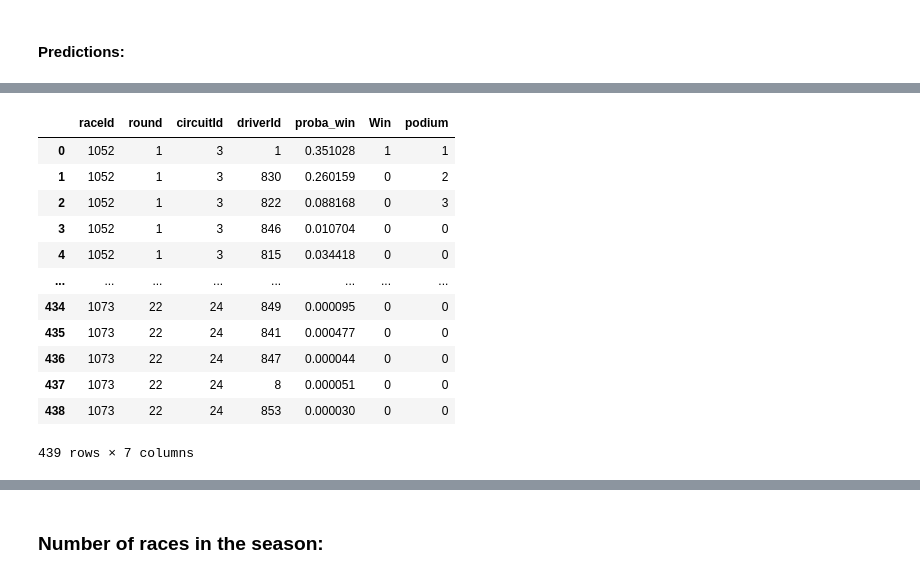
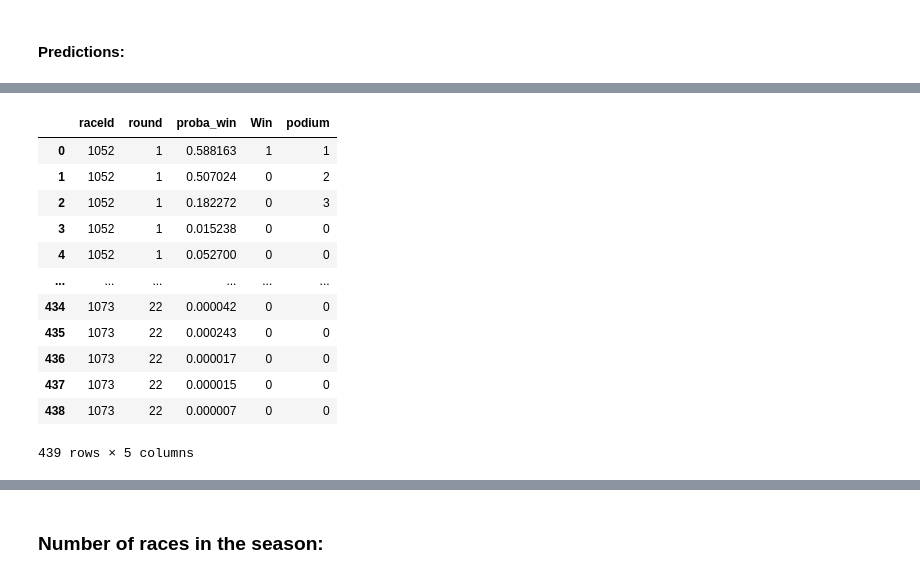
Before and after one commit to Reid-Taylor/TermProjectF1, a Jupyter notebook: EDA.ipynb, the cells around one changed output, grey strips where cells are left out. Saved outputs shown, nothing was run; the diff lists cells and outputs as text; code cells hidden in the pictures.

```diff
--- a/EDA.ipynb
+++ b/EDA.ipynb
@@ -518,6 +518,8 @@ ml_df
 8129 rows × 204 columns
 # %% [markdown]
 ### Dropping position, prodium, raceId and resultId
+# %%
+ml_df = pd.read_csv("F1_final_dataset.csv")
 # %%
 ml_df2 = ml_df.drop(columns= ["position", "podium", "raceId", "resultId"])
 # %% [markdown]
@@ -600,8 +622,3 @@ Max Accuracy (classifier):  100.00
 Max F1 (classifier):  100.00
 Min Accuracy (classifier):  90.00
 Min F1 (classifier):  90.00
-# %%
-# Create Data Frame for Predicted Outcome
-prediction_df = pd.DataFrame({"Prediction": prediction, "Actual": y_test})
-# Create second Data Frame for prediction probabilities
-prediction_proba_df = pd.DataFrame(prediction_proba, columns = ['proba_not_win', 'proba_win'])
@@ -623,0 +629,10 @@ prediction_proba_df
+# %%
+predictions_dfs = []
+for i in range(len(races_prob_predictions)):
+    prediction_proba_df = pd.DataFrame(classifier.predict_proba(races_X[i]), columns = ['proba_not_win', 'proba_win'])
+    prediction_proba_df["raceId_2"] = str(race_ids[i])
+    predictions_dfs.append(prediction_proba_df)
+# %%
+all_races_predictions = pd.concat(predictions_dfs, axis = 0)
+all_races_predictions.reset_index(inplace=True,drop = True)
+all_races_predictions
@@ -624,22 +653,22 @@ prediction_proba_df
 # %%
-test_original = to_analyze[(to_analyze.year == 2021)]
+test_original = ml_df[(ml_df.year == 2021)]
 test_original.reset_index(drop = True, inplace= True)
-pred_results = pd.concat([test_original, prediction_proba_df], axis = 1)
+pred_results = pd.concat([test_original, all_races_predictions], axis = 1)
 #(prediction_proba_df.merge(test_original, left_index=True, right_index=True, how='outer').reindex(
 #            columns=['raceId', 'round', 'circuitId','driverId','proba_win', 'Win', 'podium']))
-pred_results = pred_results[['raceId', 'round', 'circuitId','driverId','proba_win', 'Win', 'podium']]
+pred_results = pred_results[['raceId', 'round', 'proba_win', 'Win', 'podium']]
 pred_results
 # %% [output]
-|  | raceId | round | circuitId | driverId | proba_win | Win | podium |
-| 0 | 1052 | 1 | 3 | 1 | 0.351028 | 1 | 1 |
-| 1 | 1052 | 1 | 3 | 830 | 0.260159 | 0 | 2 |
-| 2 | 1052 | 1 | 3 | 822 | 0.088168 | 0 | 3 |
-| 3 | 1052 | 1 | 3 | 846 | 0.010704 | 0 | 0 |
-| 4 | 1052 | 1 | 3 | 815 | 0.034418 | 0 | 0 |
-| ... | ... | ... | ... | ... | ... | ... | ... |
-| 434 | 1073 | 22 | 24 | 849 | 0.000095 | 0 | 0 |
-| 435 | 1073 | 22 | 24 | 841 | 0.000477 | 0 | 0 |
-| 436 | 1073 | 22 | 24 | 847 | 0.000044 | 0 | 0 |
-| 437 | 1073 | 22 | 24 | 8 | 0.000051 | 0 | 0 |
-| 438 | 1073 | 22 | 24 | 853 | 0.000030 | 0 | 0 |
+|  | raceId | round | proba_win | Win | podium |
+| 0 | 1052 | 1 | 0.588163 | 1 | 1 |
+| 1 | 1052 | 1 | 0.507024 | 0 | 2 |
+| 2 | 1052 | 1 | 0.182272 | 0 | 3 |
+| 3 | 1052 | 1 | 0.015238 | 0 | 0 |
+| 4 | 1052 | 1 | 0.052700 | 0 | 0 |
+| ... | ... | ... | ... | ... | ... |
+| 434 | 1073 | 22 | 0.000042 | 0 | 0 |
+| 435 | 1073 | 22 | 0.000243 | 0 | 0 |
+| 436 | 1073 | 22 | 0.000017 | 0 | 0 |
+| 437 | 1073 | 22 | 0.000015 | 0 | 0 |
+| 438 | 1073 | 22 | 0.000007 | 0 | 0 |
-439 rows × 7 columns
+439 rows × 5 columns
```
Also changed, not shown: parts of 24 cells of this notebook.
